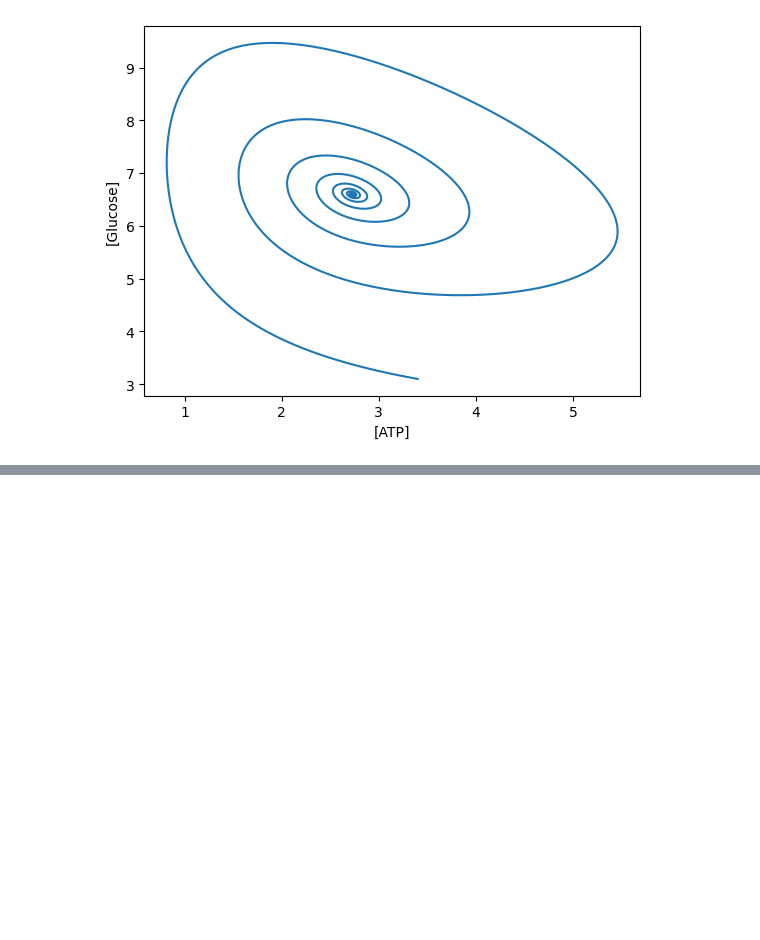
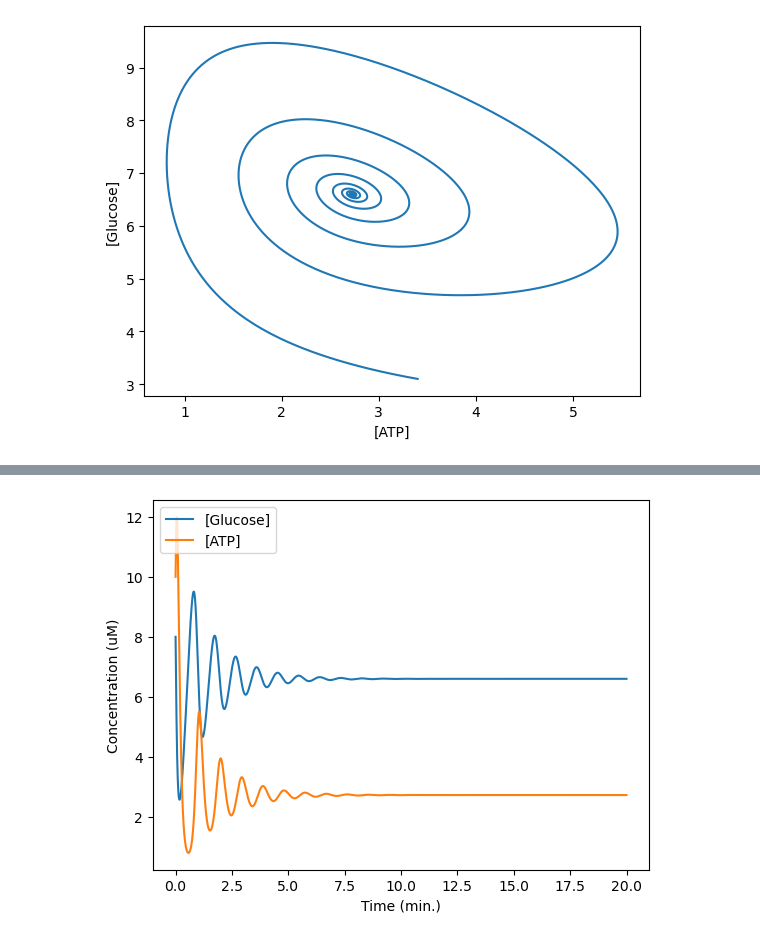
Before and after one commit to blakeaw/MYGO, a Jupyter notebook: stability-analysis.ipynb, the cells around one changed output, grey strips where cells are left out. Cells and saved outputs as stored; diff of their text form; code cells hidden in the pictures; blank space fills up the shorter version.

```diff
--- a/stability-analysis.ipynb
+++ b/stability-analysis.ipynb
@@ -95,0 +177,6 @@ plt.show()
+# %%
+param_values[Km_mask] = 20.
+param_values[atp0_mask] = 10.
+param_values[g0_mask] = 8.
+# %%
+yfull_20_2 = simulator.run(param_values=param_values).all
@@ -95,0 +185,9 @@ plt.show()
+# %%
+plt.plot(tspan_min, yfull_20_2['oG'], label='[Glucose]')
+plt.plot(tspan_min, yfull_20_2['oATP'], label='[ATP]')
+plt.ylabel("Concentration (uM)")
+plt.xlabel("Time (min.)")
+plt.legend(loc='upper left')
+plt.show()
+# %% [output]
+[figure, added]
```
Also changed, not shown: parts of 24 cells of this notebook.
